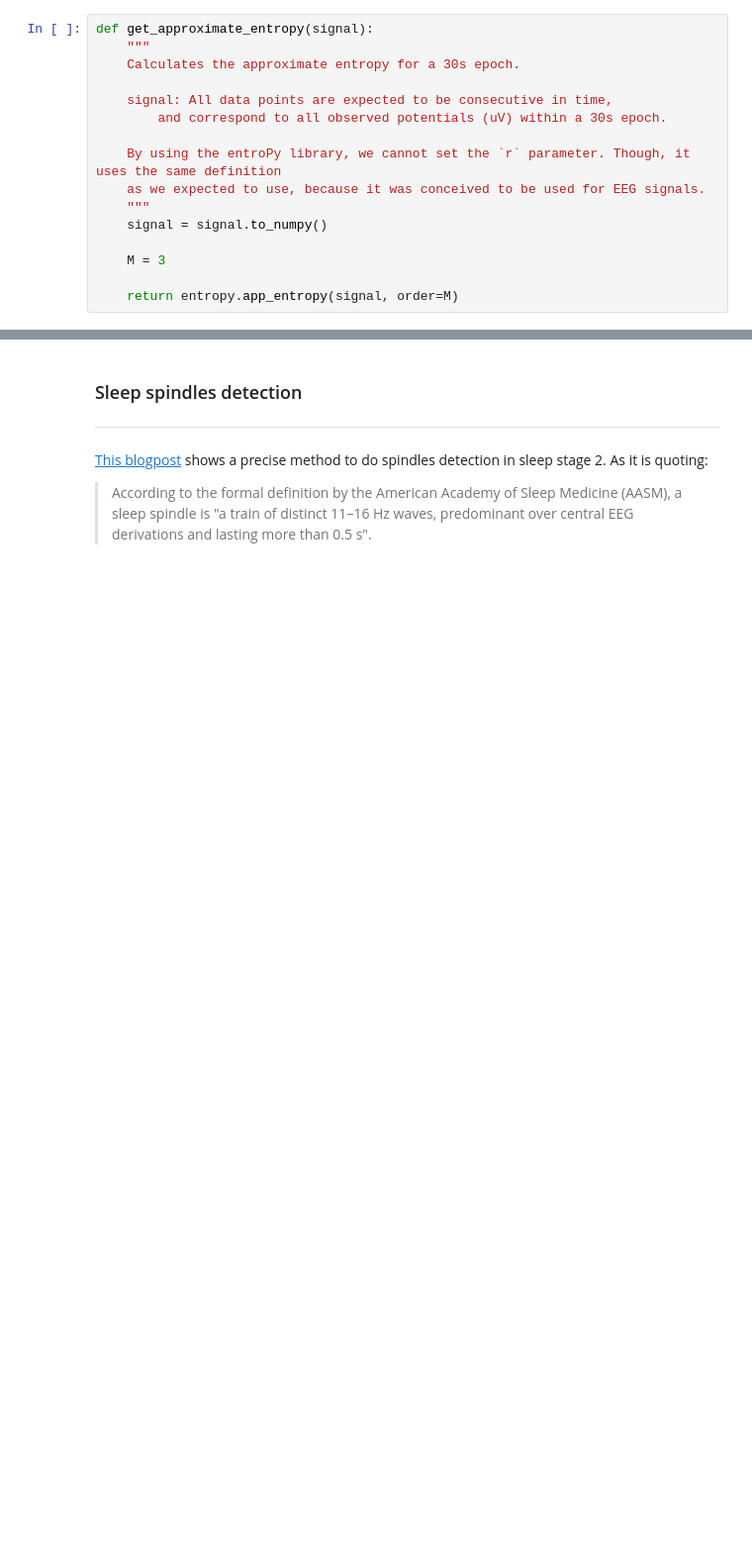
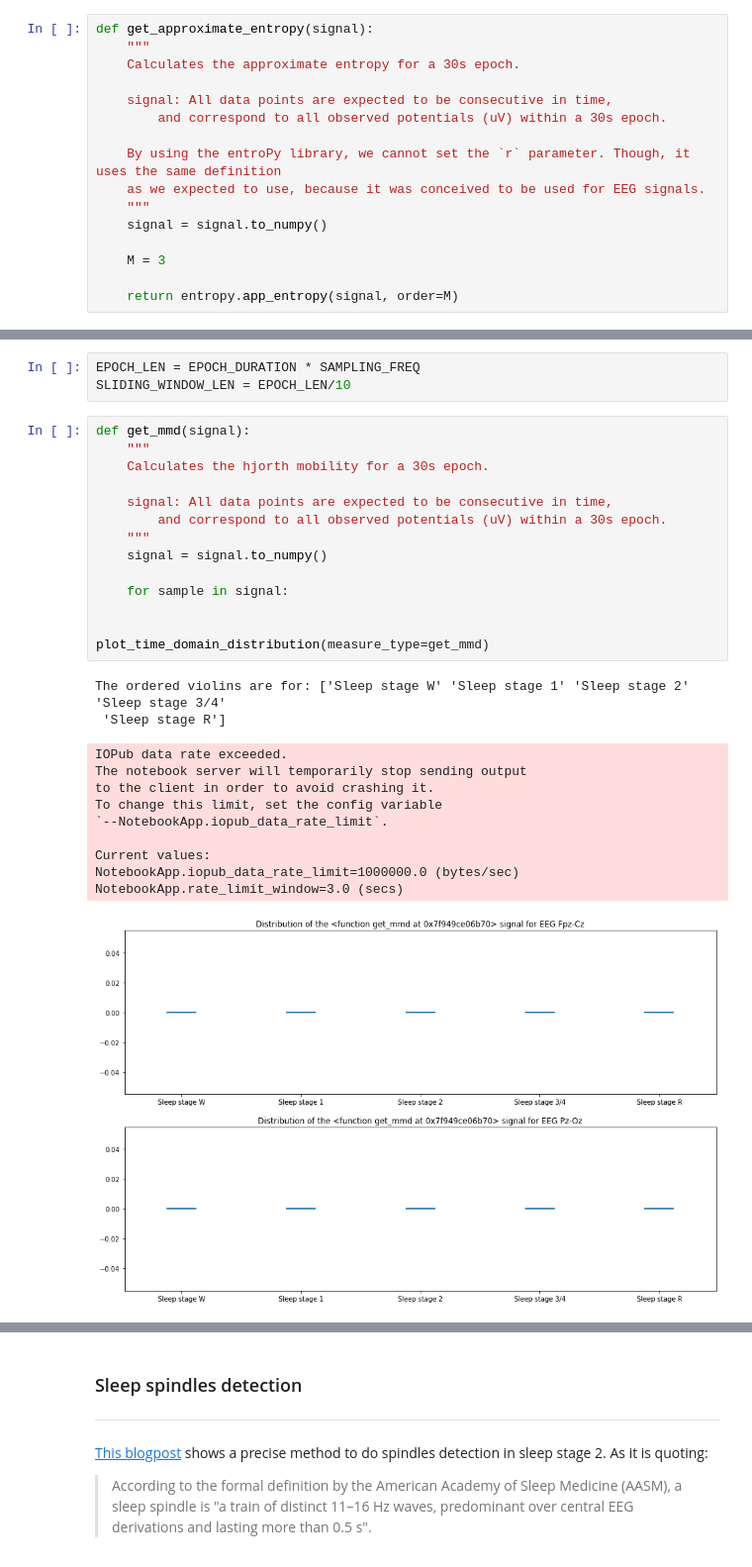
Before and after one commit to PolyCortex/polydodo, a Jupyter notebook: exploration.ipynb, the cells around one changed output, grey strips where cells are left out. Shown at 99% size. Drawn from its saved outputs; the diff is of its cells as text; blank space fills up the shorter version.

```diff
--- a/exploration.ipynb
+++ b/exploration.ipynb
@@ -817,0 +1113,30 @@ plot_time_domain_distribution(measure_type=lambda signal: entropy.sample_entropy
+# %%
+EPOCH_LEN = EPOCH_DURATION * SAMPLING_FREQ
+SLIDING_WINDOW_LEN = EPOCH_LEN/10
+# %%
+def get_mmd(signal):
+    """
+    Calculates the hjorth mobility for a 30s epoch.
+
+    signal: All data points are expected to be consecutive in time,
+        and correspond to all observed potentials (uV) within a 30s epoch.
+    """
+    signal = signal.to_numpy()
+
+    for sample in signal:
+
+
+plot_time_domain_distribution(measure_type=get_mmd)
+# %% [output]
+The ordered violins are for: ['Sleep stage W' 'Sleep stage 1' 'Sleep stage 2' 'Sleep stage 3/4'
+ 'Sleep stage R']
+IOPub data rate exceeded.
+The notebook server will temporarily stop sending output
+to the client in order to avoid crashing it.
+To change this limit, set the config variable
+`--NotebookApp.iopub_data_rate_limit`.
+
+Current values:
+NotebookApp.iopub_data_rate_limit=1000000.0 (bytes/sec)
+NotebookApp.rate_limit_window=3.0 (secs)
+[figure, added]
```
Also changed, not shown: parts of 58 cells of this notebook.
